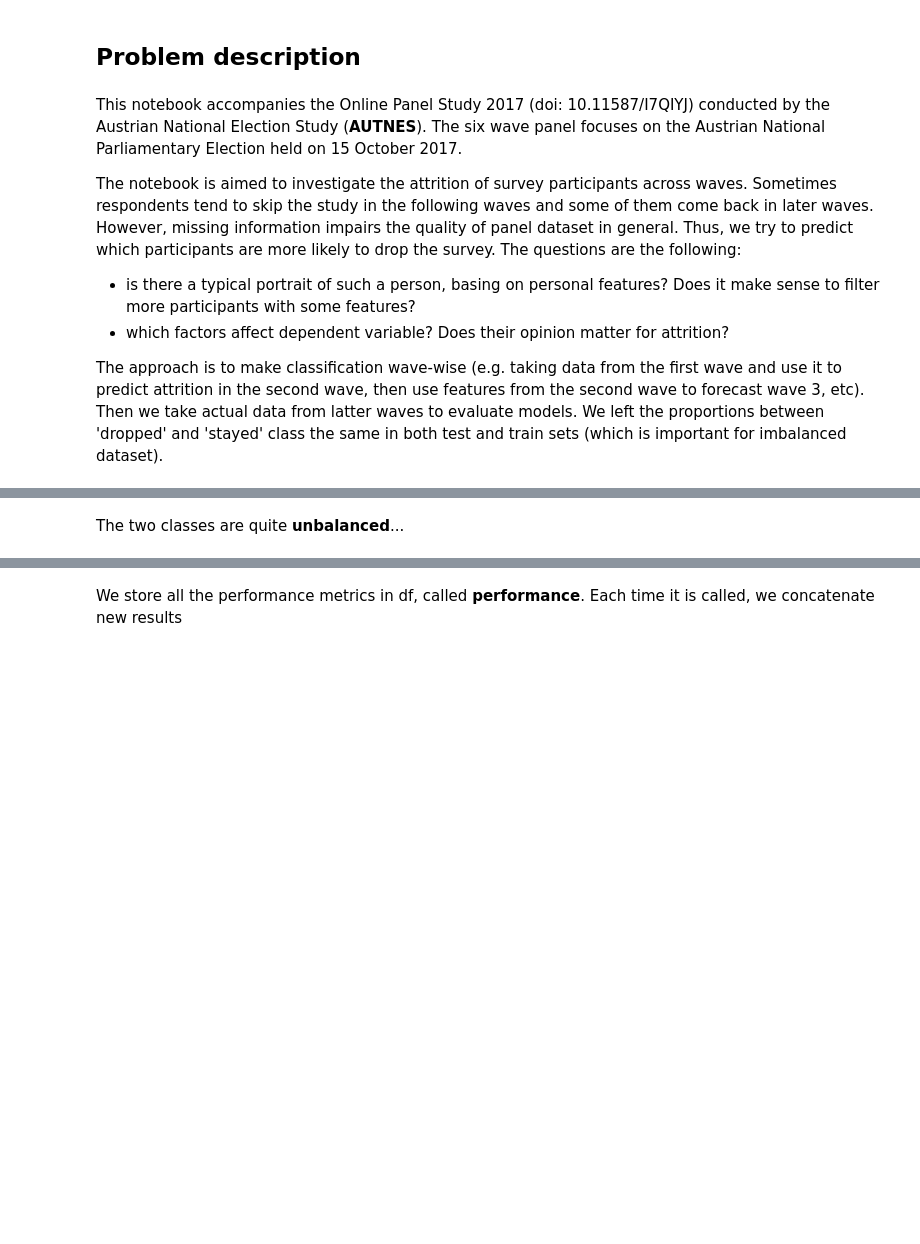
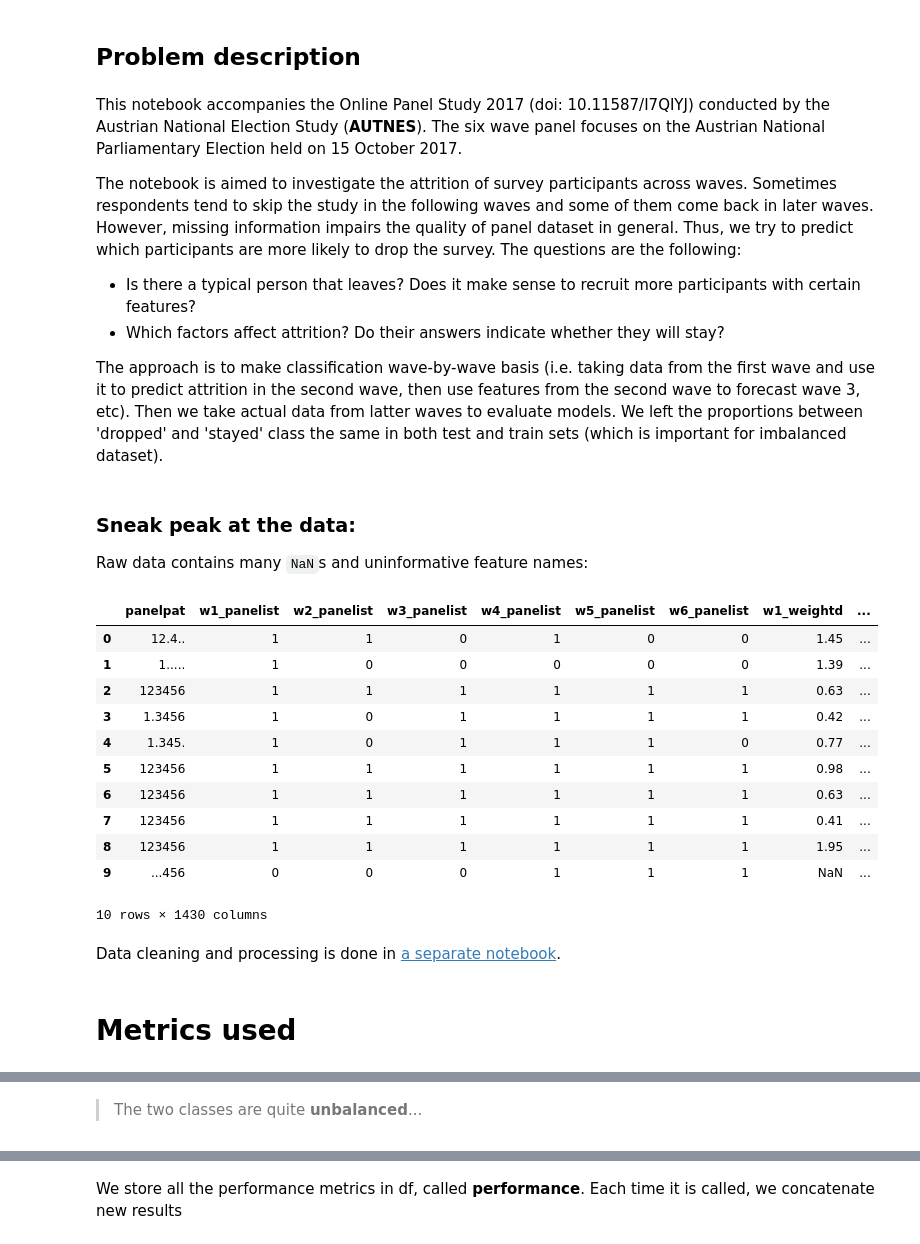
Before and after one commit to caichinger/survey_attrition_for_mooc, a Jupyter notebook: attrition.ipynb, the cells around one changed output, grey strips where cells are left out. Cells and saved outputs as stored; diff of their text form; code cells hidden in the pictures; blank space fills up the shorter version.

```diff
--- a/attrition.ipynb
+++ b/attrition.ipynb
@@ -31,11 +11,34 @@ This notebook accompanies the Online Panel Study 2017 (doi: 10.11587/I7QIYJ) con
 National Election Study (**AUTNES**). The six wave panel focuses on the Austrian National Parliamentary Election held on 15 October 2017.
 
 The notebook is aimed to investigate the attrition of survey participants across waves. Sometimes respondents tend to skip the study in the following waves and some of them come back in later waves. However, missing information impairs the quality of panel dataset in general. Thus, we try to predict which participants are more likely to drop the survey. The questions are the following:
-* is there a typical portrait of such a person, basing on personal features? Does it make sense to filter more participants with some features?
-* which factors affect dependent variable? Does their opinion matter for attrition?
+* Is there a typical person that leaves? Does it make sense to recruit more participants with certain features?
+* Which factors affect attrition? Do their answers indicate whether they will stay?
 
-The approach is to make classification wave-wise (e.g. taking data from the first wave and use it to predict attrition in the second wave, then use features from the second wave to forecast wave 3, etc). Then we take actual data from latter waves to evaluate models.
+The approach is to make classification wave-by-wave basis (i.e. taking data from the first wave and use it to predict attrition in the second wave, then use features from the second wave to forecast wave 3, etc). Then we take actual data from latter waves to evaluate models.
 We left the proportions between 'dropped' and 'stayed' class the same in both test and train sets (which is important for imbalanced  dataset).
+# %% [markdown]
+### Sneak peak at the data:
+Raw data contains many `NaN`s and uninformative feature names:
+# %%
+df_raw = pd.read_csv('data/10017_da_en_v2_0.tab', sep='\t')
+df_raw.drop(['version', 'doi', 'id'], axis=1).head(10)
+# %% [output]
+|  | panelpat | w1_panelist | w2_panelist | w3_panelist | w4_panelist | w5_panelist | w6_panelist | w1_weightd | ... |
+| 0 | 12.4.. | 1 | 1 | 0 | 1 | 0 | 0 | 1.45 | ... |
+| 1 | 1..... | 1 | 0 | 0 | 0 | 0 | 0 | 1.39 | ... |
+| 2 | 123456 | 1 | 1 | 1 | 1 | 1 | 1 | 0.63 | ... |
+| 3 | 1.3456 | 1 | 0 | 1 | 1 | 1 | 1 | 0.42 | ... |
+| 4 | 1.345. | 1 | 0 | 1 | 1 | 1 | 0 | 0.77 | ... |
+| 5 | 123456 | 1 | 1 | 1 | 1 | 1 | 1 | 0.98 | ... |
+| 6 | 123456 | 1 | 1 | 1 | 1 | 1 | 1 | 0.63 | ... |
+| 7 | 123456 | 1 | 1 | 1 | 1 | 1 | 1 | 0.41 | ... |
+| 8 | 123456 | 1 | 1 | 1 | 1 | 1 | 1 | 1.95 | ... |
+| 9 | ...456 | 0 | 0 | 0 | 1 | 1 | 1 | NaN | ... |
+10 rows × 1430 columns
+# %% [markdown]
+Data cleaning and processing is done in [a separate notebook](./data_preparation.ipynb).
+# %% [markdown]
+# Metrics used
 # %%
 # pick arbitrary wave for demonstration
 wave = 3
@@ -50,5 +53,5 @@ Wave 3
 | dropped | 450 |
 (None, None, None)
 # %% [markdown]
-The two classes are quite __unbalanced__...
+> The two classes are quite __unbalanced__...
 # %% [markdown]
```
Also changed, not shown: parts of 15 cells of this notebook, 3 other files.
